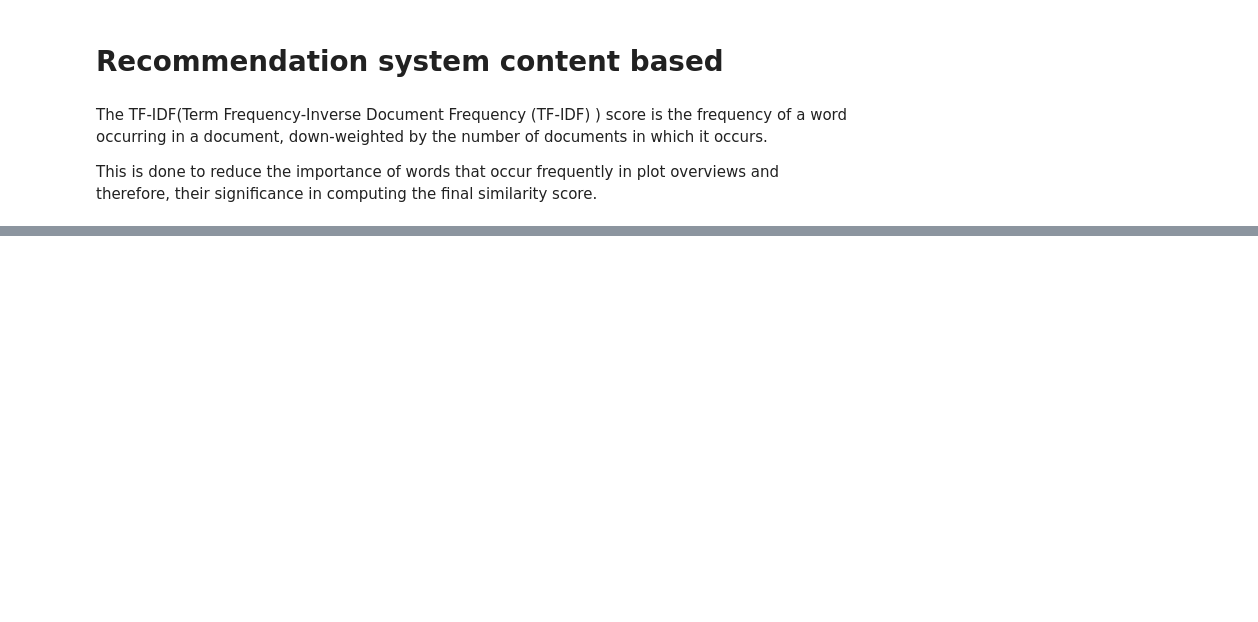
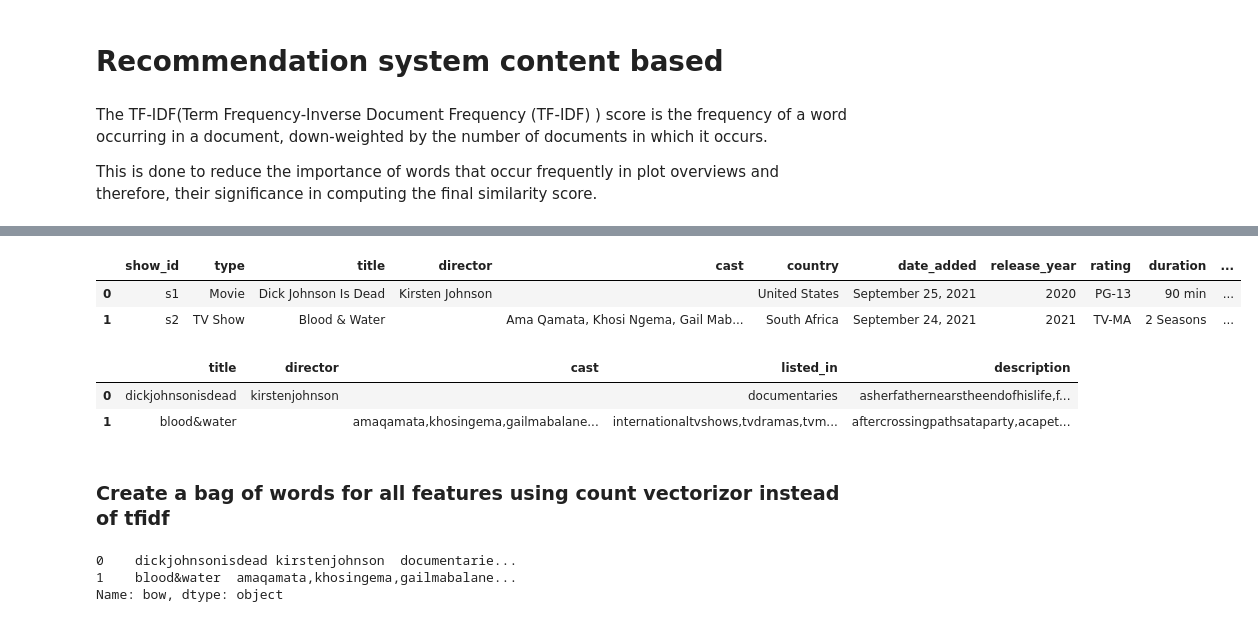
Before and after one commit to srdea93/Data-Science, a Jupyter notebook: Individual Projects/Recommendation Systems/Netflix.ipynb, the cells around one changed output, grey strips where cells are left out. Drawn from its saved outputs; the diff is of its cells as text; code cells hidden in the pictures; blank space fills up the shorter version.

Commit message:
Add files via upload
Finished up NLP-based recommendation systems for Netflix titles

```diff
--- a/Individual Projects/Recommendation Systems/Netflix.ipynb
+++ b/Individual Projects/Recommendation Systems/Netflix.ipynb
@@ -414,0 +421,12 @@ This is done to reduce the importance of words that occur frequently in plot ove
+# %%
+# set up tfdif & remove stop words (common words that don't provide any information i.e. 'the')
+tfidf = TfidfVectorizer(stop_words='english')
+
+# add empty strings where there are null values
+netflix['description'] = netflix['description'].fillna('')
+
+# make TF-IDF matrix by fitting & transforming data
+tfidf_matrix = tfidf.fit_transform(netflix['description'])
+
+# get shape of matrix
+tfidf_matrix.shape
@@ -414,0 +486,9 @@ This is done to reduce the importance of words that occur frequently in plot ove
+# %%
+# fill all null values with empty strings
+netflix_filledna = netflix.fillna('')
+
+netflix_filledna.head(2)
+# %% [output]
+|  | show_id | type | title | director | cast | country | date_added | release_year | rating | duration | ... |
+| 0 | s1 | Movie | Dick Johnson Is Dead | Kirsten Johnson |  | United States | September 25, 2021 | 2020 | PG-13 | 90 min | ... |
+| 1 | s2 | TV Show | Blood & Water |  | Ama Qamata, Khosi Ngema, Gail Mab... | South Africa | September 24, 2021 | 2021 | TV-MA | 2 Seasons | ... |
@@ -414,0 +509,8 @@ This is done to reduce the importance of words that occur frequently in plot ove
+# %%
+netflix_filledna.head(2)
+# %% [output]
+|  | title | director | cast | listed_in | description |
+| 0 | dickjohnsonisdead | kirstenjohnson |  | documentaries | asherfathernearstheendofhislife,f... |
+| 1 | blood&water |  | amaqamata,khosingema,gailmabalane... | internationaltvshows,tvdramas,tvm... | aftercrossingpathsataparty,acapet... |
+# %% [markdown]
+### Create a bag of words for all features using count vectorizor instead of tfidf
@@ -414,0 +522,6 @@ This is done to reduce the importance of words that occur frequently in plot ove
+# %%
+netflix_filledna['bow'].head(2)
+# %% [output]
+0    dickjohnsonisdead kirstenjohnson  documentarie...
+1    blood&water  amaqamata,khosingema,gailmabalane...
+Name: bow, dtype: object
```
Also changed, not shown: parts of 20 cells of this notebook.
